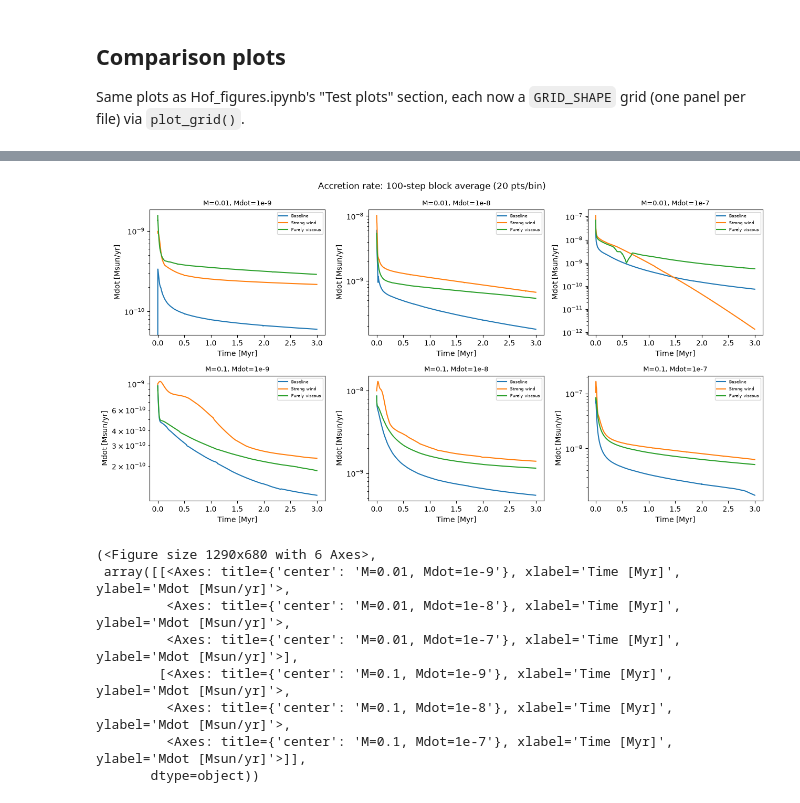
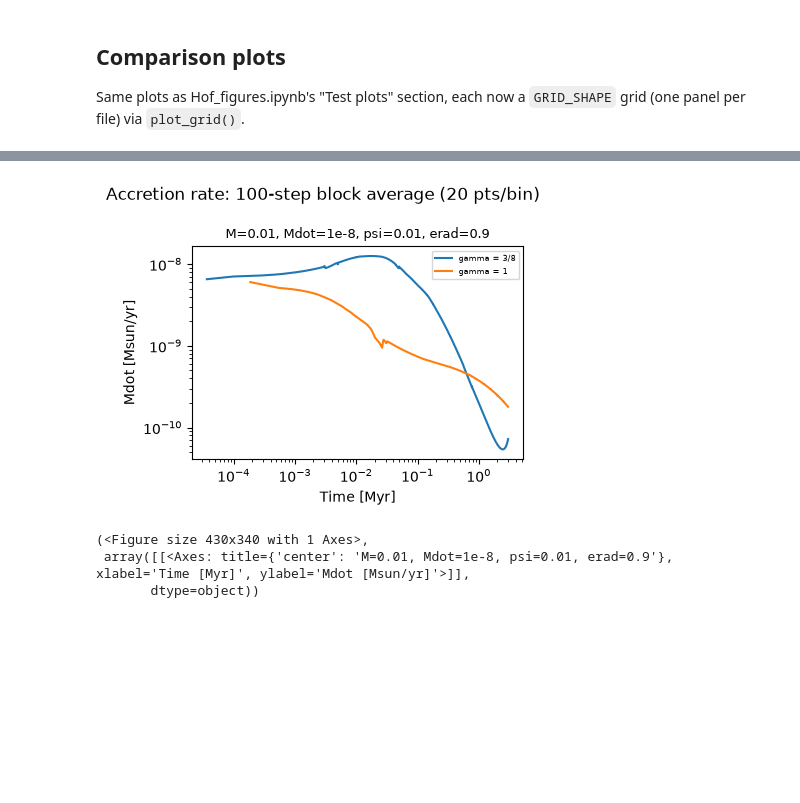
Before and after one commit to imontesd/DiscEvolution, a Jupyter notebook: example/StartHere/notebooks/Hof_figures_comparison.ipynb, the cells around one changed output, grey strips where cells are left out. Cells and saved outputs as stored; diff of their text form; code cells hidden in the pictures; blank space fills up the shorter version.

Commit message:
beginning of comaprison gamma 1 vs 3/8

```diff
--- a/example/StartHere/notebooks/Hof_figures_comparison.ipynb
+++ b/example/StartHere/notebooks/Hof_figures_comparison.ipynb
@@ -539,40 +539,15 @@ are responsible for `nrows*ncols` being consistent with `len(FILES)`**
 
 FILES = [
     # ---- row 0: M = 0.01 ----
-    {"title": "M=0.01, Mdot=1e-9",
-     "series": [{"filename": "hof_discwind_sweep1.20_psi0.01_erad0.9_Mdot1.0e-09_M1.0e-02_Rd5.0e+01.h5", "label": "Baseline"},
-                {"filename": "hof_discwind_sweep2.00_psi100_erad0.9_Mdot1.0e-09_M1.0e-02_Rd5.0e+01.h5", "label": "Strong wind"},
-                {"filename": "hof_discwind_sweep3.00_psi0.0_erad1.0_Mdot1.0e-09_M1.0e-02_Rd5.0e+01.h5", "label": "Purely viscous"}]
+    {"title": "M=0.01, Mdot=1e-8, psi=0.01, erad=0.9",
+     "series": [{"filename": "hof_discwind_gamma0.375_psi0.01_erad0.9_Mdot1.0e-08_M1.0e-02_Rd5.0e+01.h5", "label": "gamma = 3/8"},
+                {"filename": "hof_discwind_sweep1.21_psi0.01_erad0.9_Mdot1.0e-08_M1.0e-02_Rd5.0e+01.h5", "label": "gamma = 1"},
+                ]
      },
-    {"title": "M=0.01, Mdot=1e-8",
-     "series": [{"filename": "hof_discwind_sweep1.21_psi0.01_erad0.9_Mdot1.0e-08_M1.0e-02_Rd5.0e+01.h5", "label": "Baseline"},
-                {"filename": "hof_discwind_sweep2.01_psi100_erad0.9_Mdot1.0e-08_M1.0e-02_Rd5.0e+01.h5", "label": "Strong wind"},
-                {"filename": "hof_discwind_sweep3.01_psi0.0_erad1.0_Mdot1.0e-08_M1.0e-02_Rd5.0e+01.h5", "label": "Purely viscous"}]
-     },
-     {"title": "M=0.01, Mdot=1e-7",
-          "series": [{"filename": "hof_discwind_sweep1.22_psi0.01_erad0.9_Mdot1.0e-07_M1.0e-02_Rd5.0e+01.h5", "label": "Baseline"},
-                     {"filename": "hof_discwind_sweep2.02_psi100_erad0.9_Mdot1.0e-07_M1.0e-02_Rd5.0e+01.h5", "label": "Strong wind"},
-                     {"filename": "hof_discwind_sweep3.02_nr2000_psi0.0_erad1.0_Mdot1.0e-07_M1.0e-02_Rd5.0e+01.h5", "label": "Purely viscous"}]
-          },
-    # ---- row 1: M = 0.1 ----
-    {"title": "M=0.1, Mdot=1e-9",
-         "series": [{"filename": "hof_discwind_sweep1.00_psi0.01_erad0.9_Mdot1.0e-09_M1.0e-01_Rd5.0e+01.h5", "label": "Baseline"},
-                    {"filename": "hof_discwind_sweep2.10_psi100_erad0.9_Mdot1.0e-09_M1.0e-01_Rd5.0e+01.h5", "label": "Strong wind"},
-                    {"filename": "hof_discwind_sweep3.10_psi0.0_erad1.0_Mdot1.0e-09_M1.0e-01_Rd5.0e+01.h5", "label": "Purely viscous"}]
-         },
-    {"title": "M=0.1, Mdot=1e-8",
-     "series": [{"filename": "hof_discwind_sweep1.01_psi0.01_erad0.9_Mdot1.0e-08_M1.0e-01_Rd5.0e+01.h5", "label": "Baseline"},
-                {"filename": "hof_discwind_sweep2.11_psi100_erad0.9_Mdot1.0e-08_M1.0e-01_Rd5.0e+01.h5", "label": "Strong wind"},
-                {"filename": "hof_discwind_sweep3.11_psi0.0_erad1.0_Mdot1.0e-08_M1.0e-01_Rd5.0e+01.h5", "label": "Purely viscous"}]
-         },
-    {"title": "M=0.1, Mdot=1e-7",
-     "series": [{"filename": "hof_discwind_sweep1.02_nr2000_psi0.01_erad0.9_Mdot1.0e-07_M1.0e-01_Rd5.0e+01.h5", "label": "Baseline"},
-                {"filename": "hof_discwind_sweep2.12_psi100_erad0.9_Mdot1.0e-07_M1.0e-01_Rd5.0e+01.h5","label": "Strong wind"},
-                {"filename": "hof_discwind_sweep3.12_psi0.0_erad1.0_Mdot1.0e-07_M1.0e-01_Rd5.0e+01.h5", "label": "Purely viscous"}
-                ]}
+
 ]
 
-GRID_SHAPE = (2, 3)   # (nrows, ncols) -- must hold len(FILES) SLOTS (a None counts as a slot)
+GRID_SHAPE = (1, 1)   # (nrows, ncols) -- must hold len(FILES) SLOTS (a None counts as a slot)
 
 n_panels = GRID_SHAPE[0] * GRID_SHAPE[1]
 if n_panels < len(FILES):
@@ -994,36 +945,32 @@ plot_grid(_draw_mdot, suptitle="Accretion rate onto star evolution over time", o
 # %%
 # Accretion rate: N_STEPS_BLOCK_AVG-step block average  (Hof_figures.ipynb cell
 # "Plot the average Mdot over every n=100 simulation steps")
 #
 # disk_Mdot_star (Mdot_t) is written every STEPS_PER_WRITE steps, so
 # N_STEPS_BLOCK_AVG steps = N_STEPS_BLOCK_AVG/STEPS_PER_WRITE consecutive
 # Mdot_t entries averaged into each output point -- a non-overlapping BLOCK
 # average (decimation), not a rolling/moving average.
 def _draw_mdot_block_avg(ax, res):
     block = N_STEPS_BLOCK_AVG // STEPS_PER_WRITE
     Mdot_arr = np.asarray(res["Mdot_t"], dtype=float)   # [Msun/yr]
     t_arr = np.asarray(res["t_Myr"], dtype=float)        # [Myr]
     n_blocks = len(Mdot_arr) // block
     Mdot_avg = Mdot_arr[:n_blocks*block].reshape(n_blocks, block).mean(axis=1)
     t_avg = t_arr[:n_blocks*block].reshape(n_blocks, block).mean(axis=1)
     ax.plot(t_avg, Mdot_avg, color=res.get("series_color"))
     ax.set_yscale("log")
+    ax.set_xscale("log")
     ax.set_ylabel("Mdot [Msun/yr]")
     ax.set_xlabel("Time [Myr]")
 
 plot_grid(_draw_mdot_block_avg,
           suptitle=f"Accretion rate: {N_STEPS_BLOCK_AVG}-step block average "
                    f"({N_STEPS_BLOCK_AVG // STEPS_PER_WRITE} pts/bin)",
           overlay=True)
 # %% [output]
-[figure, old version]
+[figure, new version]
-(<Figure size 1290x680 with 6 Axes>,
- array([[<Axes: title={'center': 'M=0.01, Mdot=1e-9'}, xlabel='Time [Myr]', ylabel='Mdot [Msun/yr]'>,
-         <Axes: title={'center': 'M=0.01, Mdot=1e-8'}, xlabel='Time [Myr]', ylabel='Mdot [Msun/yr]'>,
-         <Axes: title={'center': 'M=0.01, Mdot=1e-7'}, xlabel='Time [Myr]', ylabel='Mdot [Msun/yr]'>],
-        [<Axes: title={'center': 'M=0.1, Mdot=1e-9'}, xlabel='Time [Myr]', ylabel='Mdot [Msun/yr]'>,
-         <Axes: title={'center': 'M=0.1, Mdot=1e-8'}, xlabel='Time [Myr]', ylabel='Mdot [Msun/yr]'>,
-         <Axes: title={'center': 'M=0.1, Mdot=1e-7'}, xlabel='Time [Myr]', ylabel='Mdot [Msun/yr]'>]],
+(<Figure size 430x340 with 1 Axes>,
+ array([[<Axes: title={'center': 'M=0.01, Mdot=1e-8, psi=0.01, erad=0.9'}, xlabel='Time [Myr]', ylabel='Mdot [Msun/yr]'>]],
        dtype=object))
 # %%
 # CO-to-mass radius ratio  (same source cell, right panel)
```
Also changed, not shown: parts of 8 cells of this notebook.
